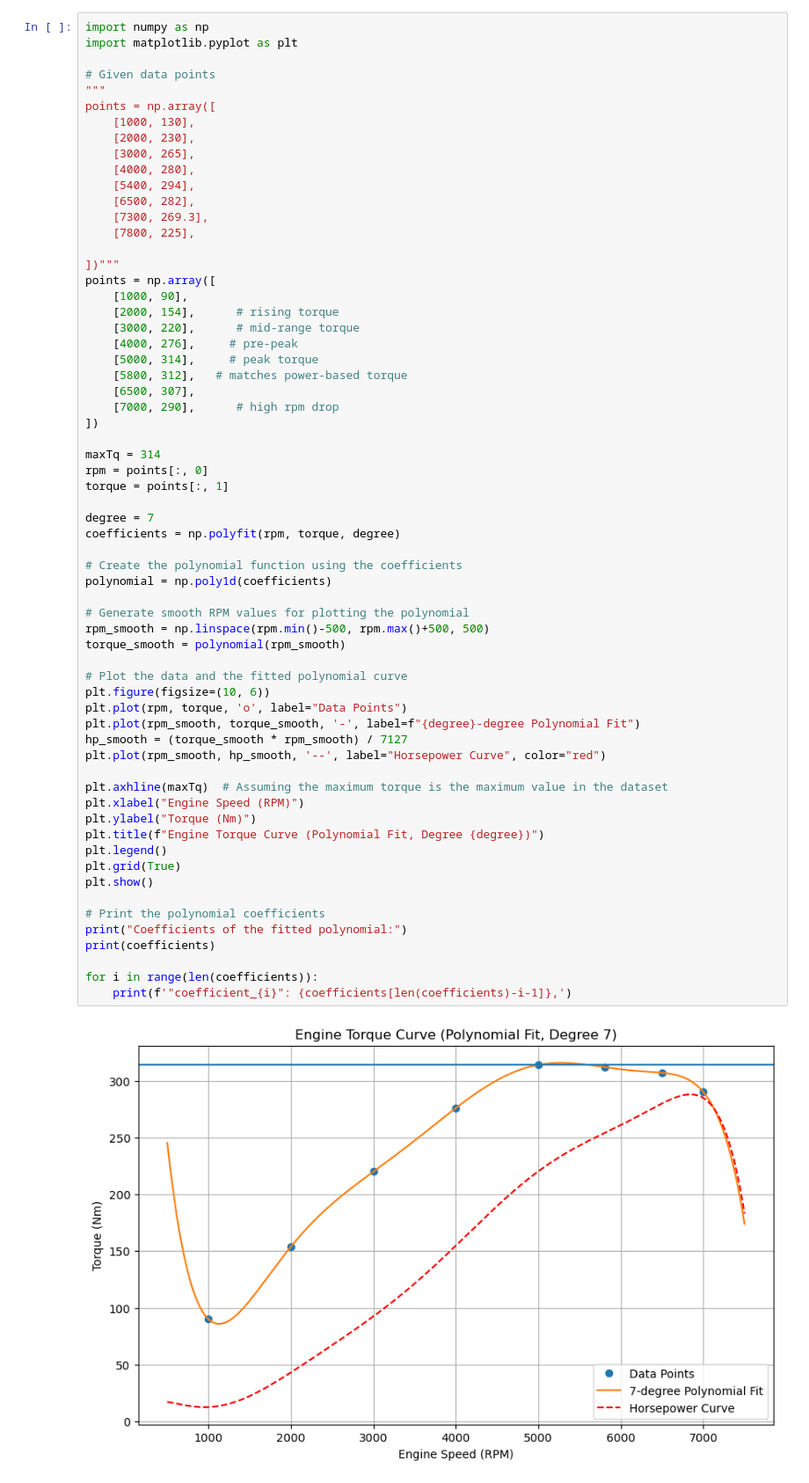
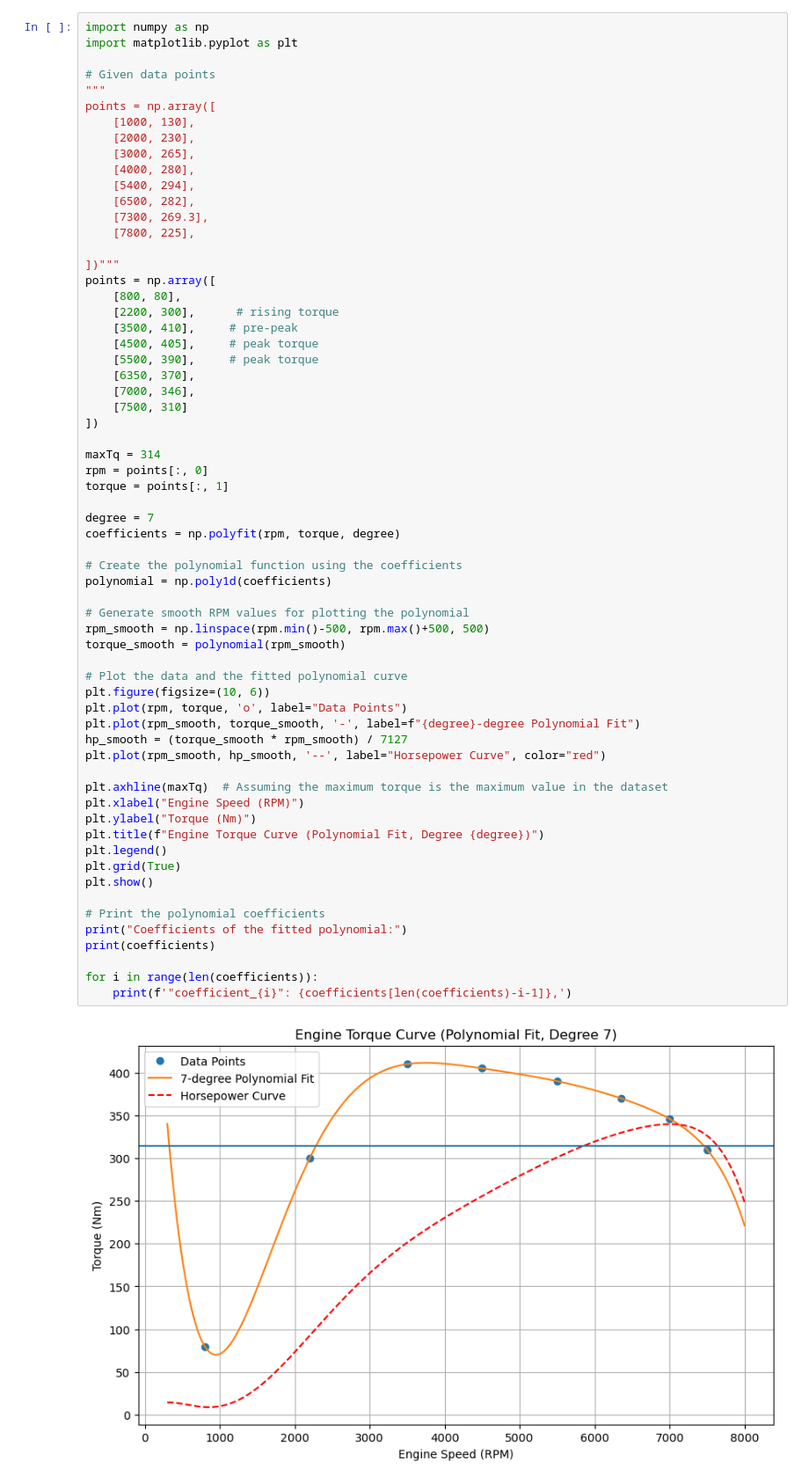
Before and after one commit to vougioukakis/car-acceleration-app, a Jupyter notebook: tools/torque_curve_generator.ipynb, the cells around one changed output. Shown: that part at 88% size. Cells and saved outputs as stored; diff of their text form.

```diff
--- a/tools/torque_curve_generator.ipynb
+++ b/tools/torque_curve_generator.ipynb
@@ -16,14 +16,14 @@ points = np.array([
 
 ])"""
 points = np.array([
-    [1000, 90],
-    [2000, 154],      # rising torque
-    [3000, 220],      # mid-range torque
-    [4000, 276],     # pre-peak
-    [5000, 314],     # peak torque
-    [5800, 312],   # matches power-based torque
-    [6500, 307],
-    [7000, 290],      # high rpm drop
+    [800, 80],
+    [2200, 300],      # rising torque
+    [3500, 410],     # pre-peak
+    [4500, 405],     # peak torque
+    [5500, 390],     # peak torque
+    [6350, 370],
+    [7000, 346],
+    [7500, 310]
 ])
 
 maxTq = 314
@@ -35,32 +35,32 @@ coefficients = np.polyfit(rpm, torque, degree)
 
 # Create the polynomial function using the coefficients
 polynomial = np.poly1d(coefficients)
 
 # Generate smooth RPM values for plotting the polynomial
 rpm_smooth = np.linspace(rpm.min()-500, rpm.max()+500, 500)
 torque_smooth = polynomial(rpm_smooth)
 
 # Plot the data and the fitted polynomial curve
 plt.figure(figsize=(10, 6))
 plt.plot(rpm, torque, 'o', label="Data Points")
 plt.plot(rpm_smooth, torque_smooth, '-', label=f"{degree}-degree Polynomial Fit")
 hp_smooth = (torque_smooth * rpm_smooth) / 7127
 plt.plot(rpm_smooth, hp_smooth, '--', label="Horsepower Curve", color="red")
 
 plt.axhline(maxTq)  # Assuming the maximum torque is the maximum value in the dataset
 plt.xlabel("Engine Speed (RPM)")
 plt.ylabel("Torque (Nm)")
 plt.title(f"Engine Torque Curve (Polynomial Fit, Degree {degree})")
 plt.legend()
 plt.grid(True)
 plt.show()
 
 # Print the polynomial coefficients
 print("Coefficients of the fitted polynomial:")
 print(coefficients)
 
 for i in range(len(coefficients)):
     print(f'"coefficient_{i}": {coefficients[len(coefficients)-i-1]},')
 # %% [output]
-[figure, old version]
+[figure, new version]
 Coefficients of the fitted polynomial:
```
Also changed, not shown: parts of 2 cells of this notebook, 9 other files.
